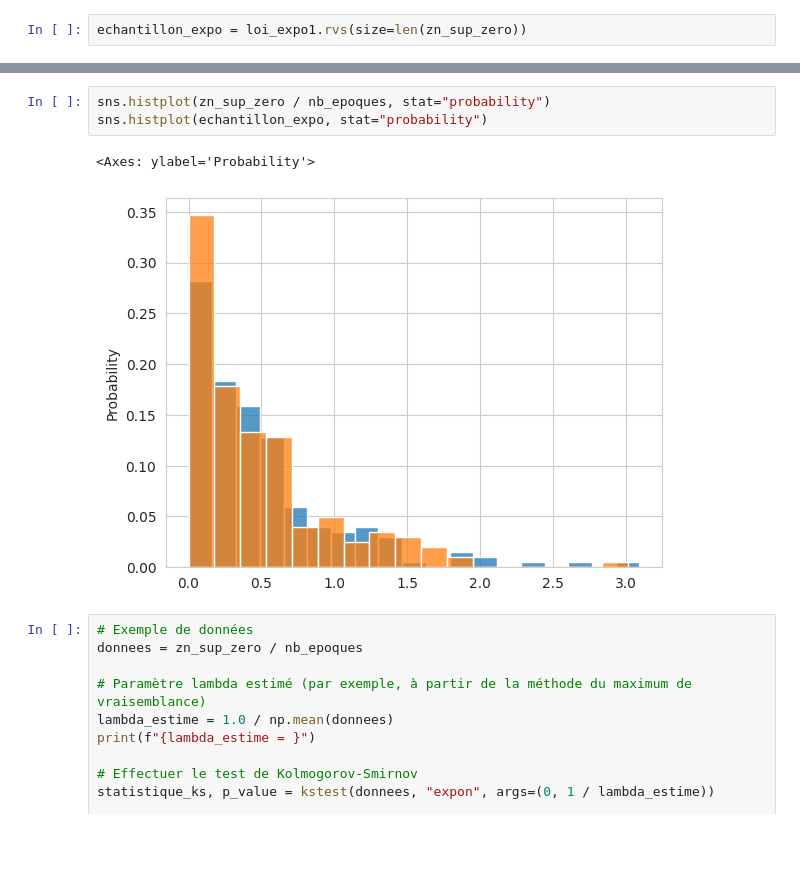
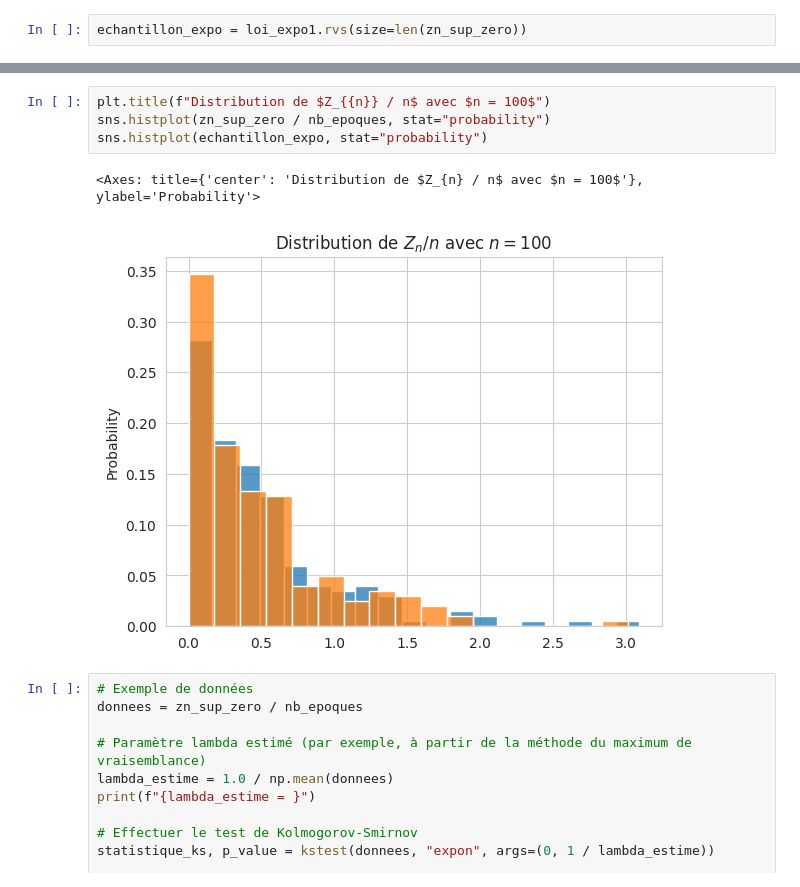
Before and after one commit to Ab2nour/epidemic-simulation, a Jupyter notebook: src/notebooks/galton-watson.ipynb, the cells around one changed output, grey strips where cells are left out. Saved outputs shown, nothing was run; the diff lists cells and outputs as text; blank space fills up the shorter version.

```diff
--- a/src/notebooks/galton-watson.ipynb
+++ b/src/notebooks/galton-watson.ipynb
@@ -172,9 +147,10 @@ plt.hist(echantillon_expo, alpha=0.5)
 # %%
+plt.title(f"Distribution de $Z_{{n}} / n$ avec $n = 100$")
 sns.histplot(zn_sup_zero / nb_epoques, stat="probability")
 sns.histplot(echantillon_expo, stat="probability")
 # %% [output]
-<Axes: ylabel='Probability'>
+<Axes: title={'center': 'Distribution de $Z_{n} / n$ avec $n = 100$'}, ylabel='Probability'>
-[figure, old version]
+[figure, new version]
 # %%
 # Exemple de données
 donnees = zn_sup_zero / nb_epoques
```
Also changed, not shown: parts of 5 cells of this notebook.
